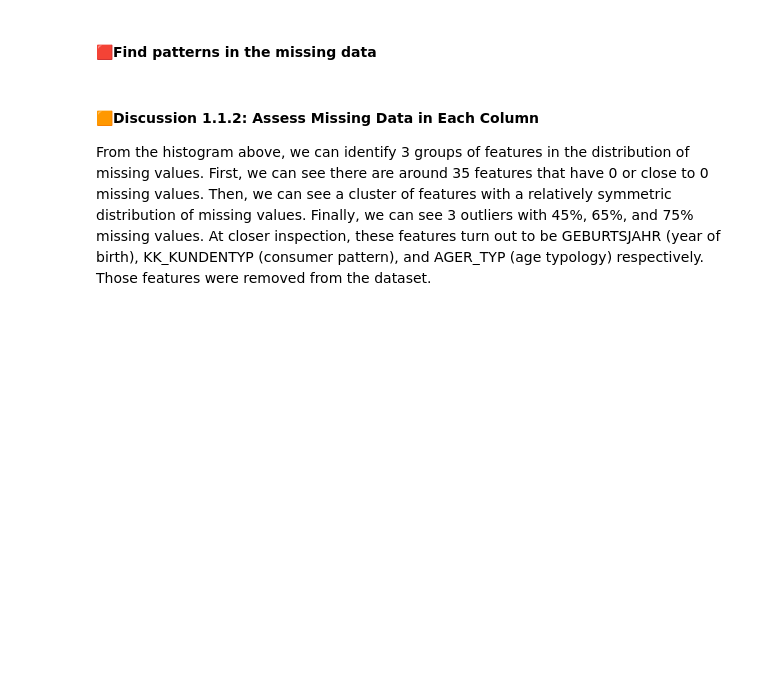
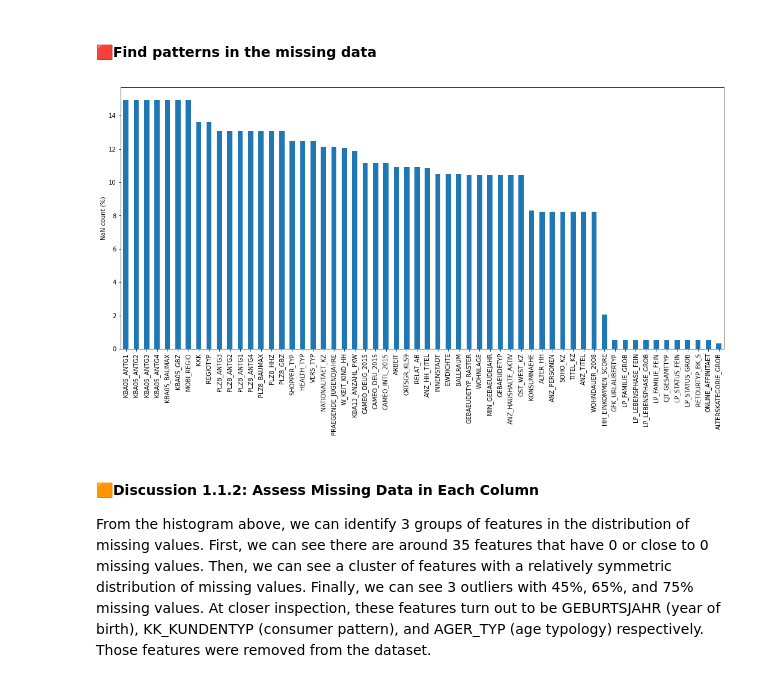
Before and after one commit to alexgeorgousis/customer-segments, a Jupyter notebook: Identify_Customer_Segments.ipynb, the cells around one changed output. Drawn from its saved outputs; the diff is of its cells as text; code cells hidden in the pictures; blank space fills up the shorter version.

```diff
--- a/Identify_Customer_Segments.ipynb
+++ b/Identify_Customer_Segments.ipynb
@@ -145,3 +143,24 @@ Remaining features: 82
+# %%
+def extract_columns_with_nan(df):
+    # Extract columns with NaNs
+    columns_with_nans = df.isnull().sum()[df.isnull().sum() > 0]
+
+    # Calculate percentage of NaN for each column
+    dict_nan = {'sum': columns_with_nans.values, 'percent': np.round(columns_with_nans.values * 100 / df.shape[0], 2)}
+
+    # Build a dataframe including only columns with NaNs
+    df_nan = pd.DataFrame(data=dict_nan, index=columns_with_nans.index)
+
+    # Sort by percentage
+    df_nan.sort_values(by='percent', ascending=False, inplace=True)
+    return df_nan
+# %%
+azdias_nan_df = extract_columns_with_nan(azdias_drop_outliers)
+azdias_nan_df.percent.plot.bar(figsize=(18, 8))
+plt.ylabel("NaN count (%)")
+plt.show()
+# %% [output]
+[figure, added]
 # %% [markdown]
 #### 🟧Discussion 1.1.2: Assess Missing Data in Each Column
 From the histogram above, we can identify 3 groups of features in the distribution of missing values. First, we can see there are around 35 features that have 0 or close to 0 missing values. Then, we can see a cluster of features with a relatively symmetric distribution of missing values. Finally, we can see 3 outliers with 45%, 65%, and 75% missing values. At closer inspection, these features turn out to be GEBURTSJAHR (year of birth), KK_KUNDENTYP (consumer pattern), and AGER_TYP (age typology) respectively. Those features were removed from the dataset.
```
Also changed, not shown: parts of 11 cells of this notebook.
